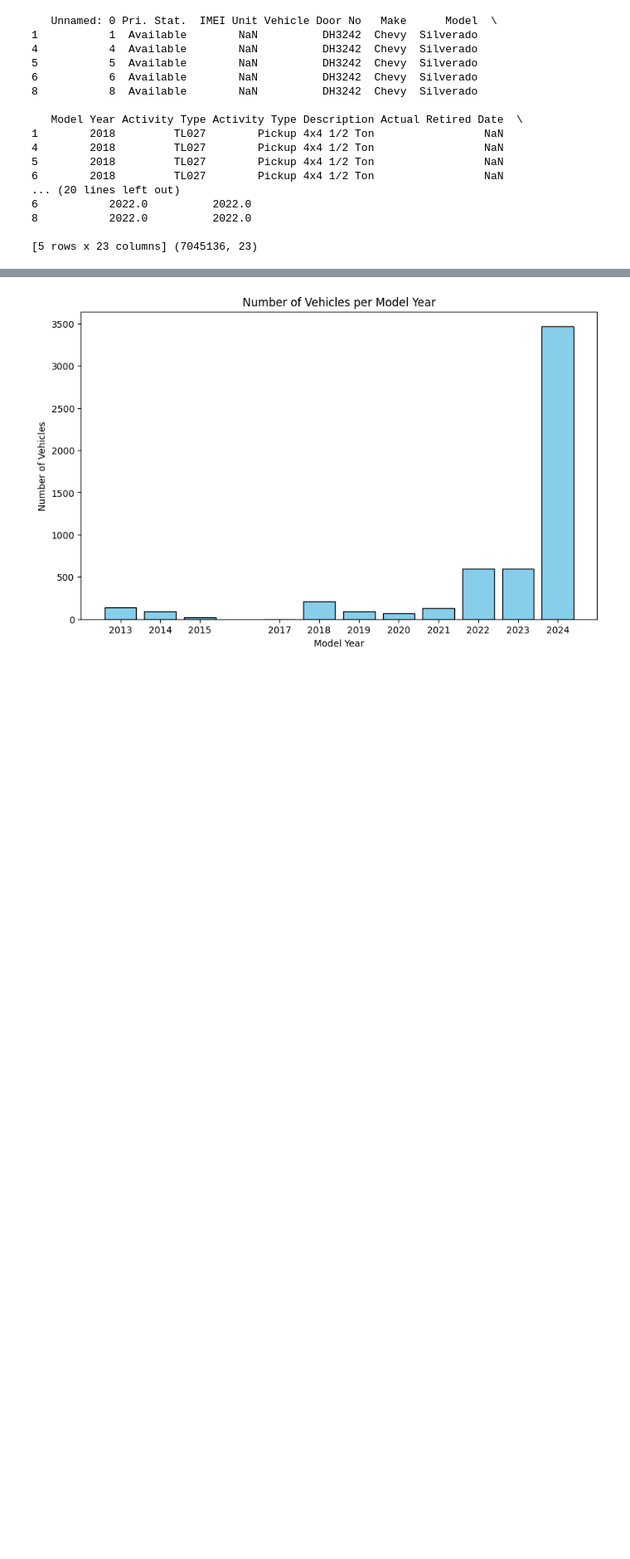
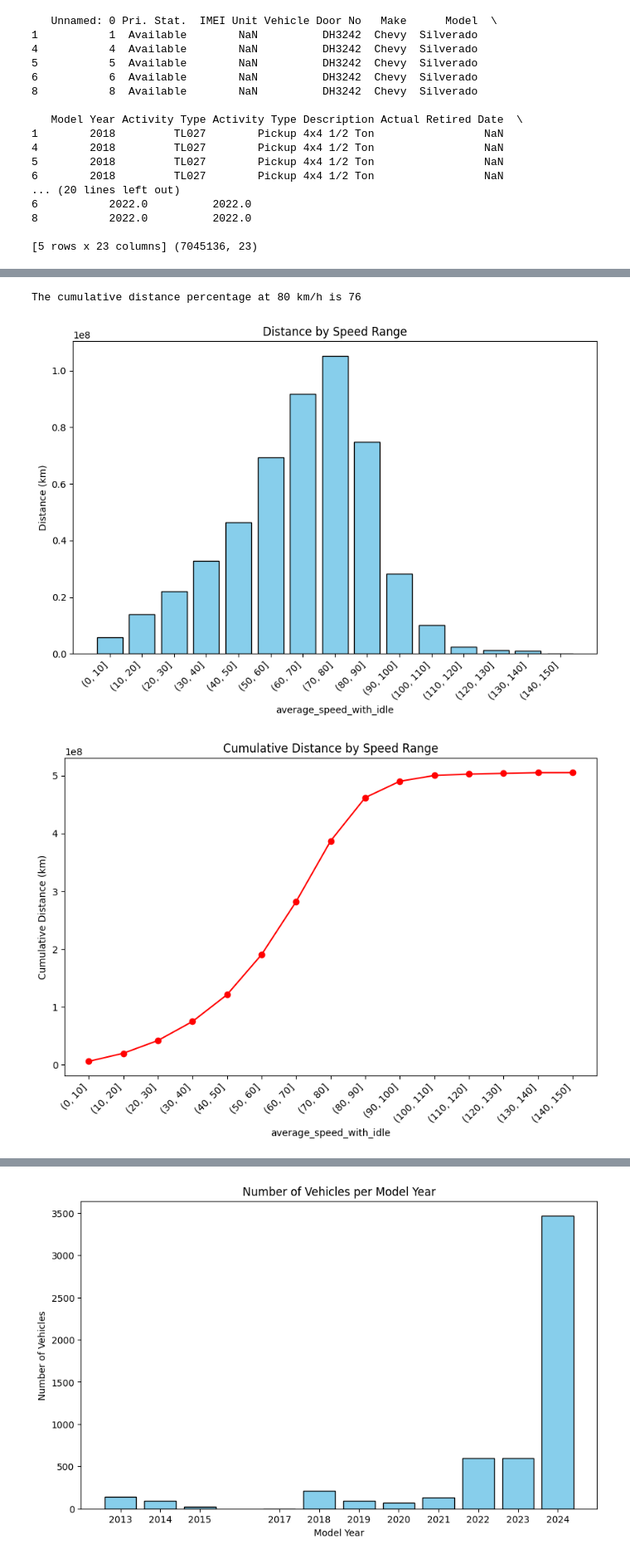
Before and after one commit to AlexWangVT/fleet_modeling, a Jupyter notebook: scripts/fleet_avl_newVKT_merge_analysis.ipynb, the cells around one changed output, grey strips where cells are left out. Shown at 83% size. Drawn from its saved outputs; the diff is of its cells as text; code cells hidden in the pictures; blank space fills up the shorter version.

```diff
--- a/scripts/fleet_avl_newVKT_merge_analysis.ipynb
+++ b/scripts/fleet_avl_newVKT_merge_analysis.ipynb
@@ -320,0 +387,6 @@ def speed_dist(df):
+# %%
+distance_speed_dist(cleaned_df, 'average_speed_with_idle')
+# %% [output]
+The cumulative distance percentage at 80 km/h is 76
+[figure, added]
+[figure, added]
```
Also changed, not shown: parts of 7 cells of this notebook.
